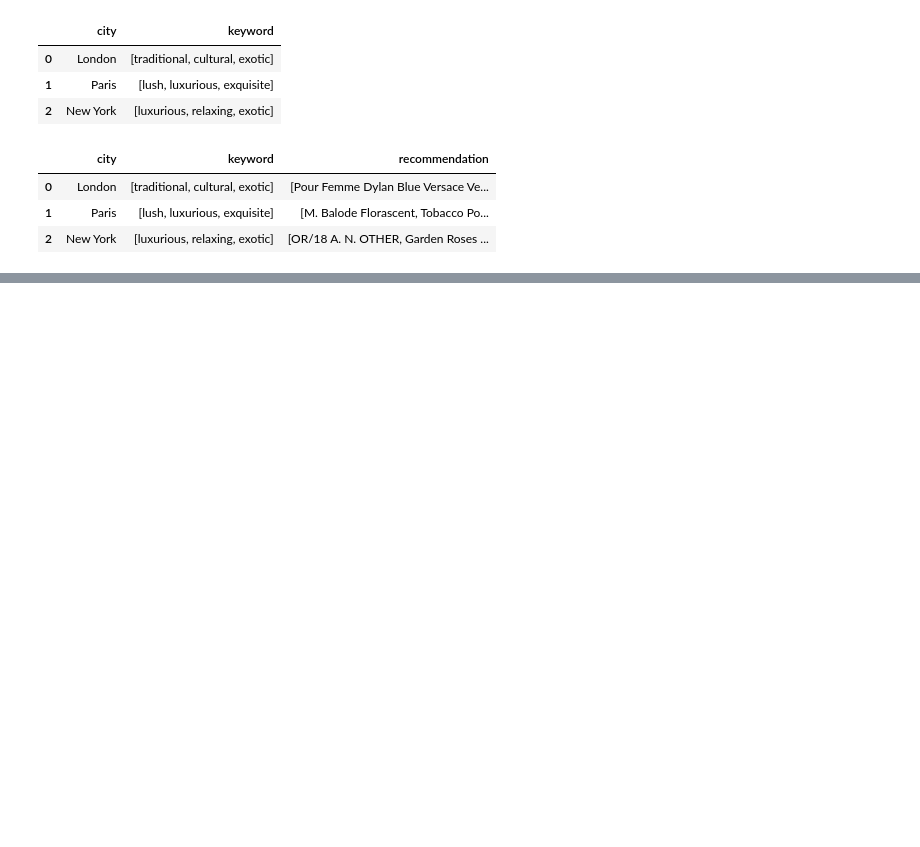
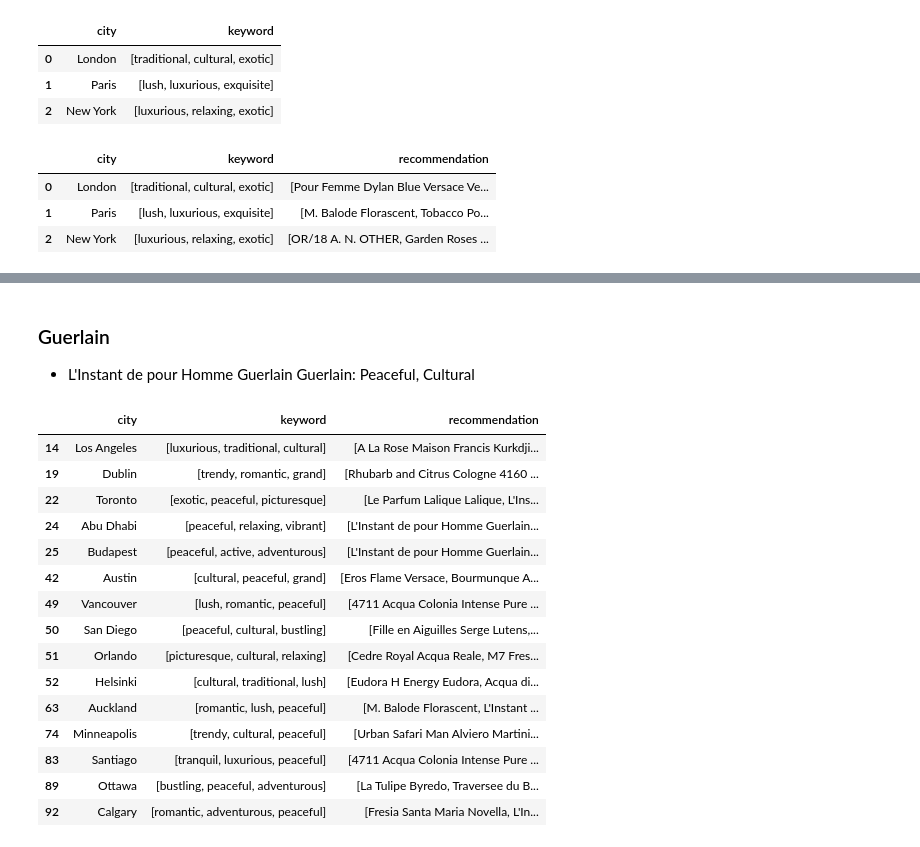
Before and after one commit to sohds/dontpergetme, a Jupyter notebook: Model/dontpergetme_recom_sys.ipynb, the cells around one changed output, grey strips where cells are left out. Cells and saved outputs as stored; diff of their text form; code cells hidden in the pictures; blank space fills up the shorter version.

```diff
--- a/Model/dontpergetme_recom_sys.ipynb
+++ b/Model/dontpergetme_recom_sys.ipynb
@@ -428,0 +443,4 @@ recommend_check.head(3)
+# %%
+def filter_perfume(df, name):
+    escaped_name = re.escape(name)  # Escape the name to avoid regex issues
+    return df[df['recommendation'].apply(lambda x: any(re.search(escaped_name, item) for item in x))]
@@ -428,0 +735,24 @@ recommend_check.head(3)
+# %% [markdown]
+### Guerlain
+- L'Instant de  pour Homme Guerlain Guerlain: Peaceful, Cultural
+# %%
+# L'Instant de  pour Homme Guerlain Guerlain
+guerlain = filter_perfume(recommend_check, "L'Instant de  pour Homme Guerlain Guerlain")
+guerlain
+# %% [output]
+|  | city | keyword | recommendation |
+| 14 | Los Angeles | [luxurious, traditional, cultural] | [A La Rose Maison Francis Kurkdji... |
+| 19 | Dublin | [trendy, romantic, grand] | [Rhubarb and Citrus Cologne 4160 ... |
+| 22 | Toronto | [exotic, peaceful, picturesque] | [Le Parfum Lalique Lalique, L'Ins... |
+| 24 | Abu Dhabi | [peaceful, relaxing, vibrant] | [L'Instant de pour Homme Guerlain... |
+| 25 | Budapest | [peaceful, active, adventurous] | [L'Instant de pour Homme Guerlain... |
+| 42 | Austin | [cultural, peaceful, grand] | [Eros Flame Versace, Bourmunque A... |
+| 49 | Vancouver | [lush, romantic, peaceful] | [4711 Acqua Colonia Intense Pure ... |
+| 50 | San Diego | [peaceful, cultural, bustling] | [Fille en Aiguilles Serge Lutens,... |
+| 51 | Orlando | [picturesque, cultural, relaxing] | [Cedre Royal Acqua Reale, M7 Fres... |
+| 52 | Helsinki | [cultural, traditional, lush] | [Eudora H Energy Eudora, Acqua di... |
+| 63 | Auckland | [romantic, lush, peaceful] | [M. Balode Florascent, L'Instant ... |
+| 74 | Minneapolis | [trendy, cultural, peaceful] | [Urban Safari Man Alviero Martini... |
+| 83 | Santiago | [tranquil, luxurious, peaceful] | [4711 Acqua Colonia Intense Pure ... |
+| 89 | Ottawa | [bustling, peaceful, adventurous] | [La Tulipe Byredo, Traversee du B... |
+| 92 | Calgary | [romantic, adventurous, peaceful] | [Fresia Santa Maria Novella, L'In... |
```
Also changed, not shown: parts of 61 cells of this notebook.
